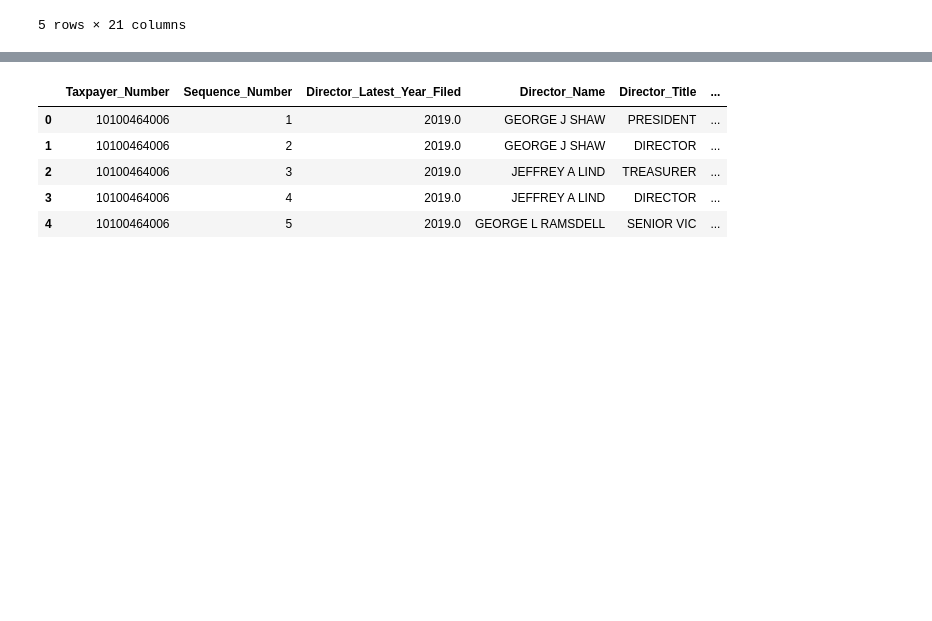
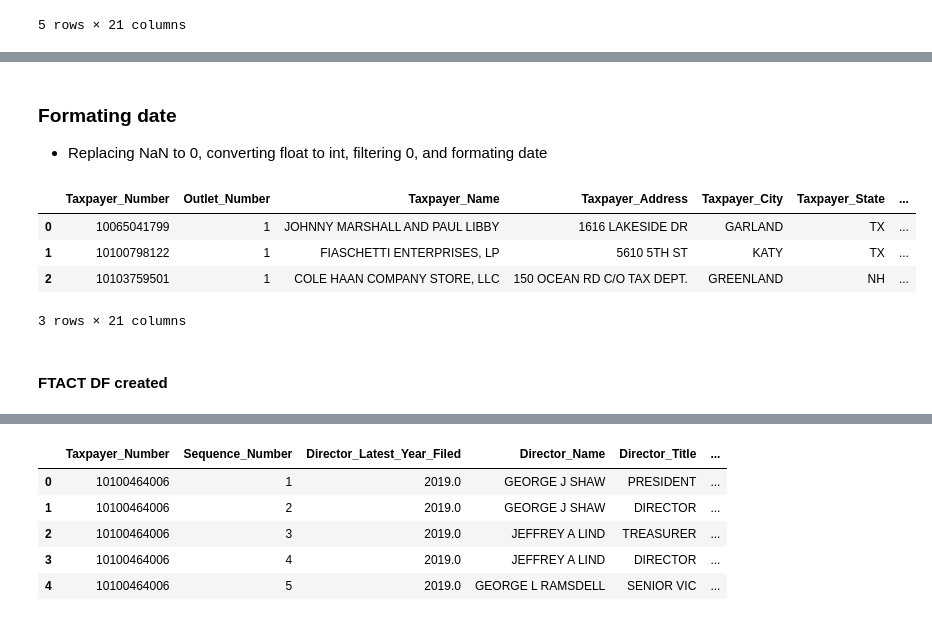
Before and after one commit to jmitterh/Project_3_Potential_Marketing, a Jupyter notebook: CRE_Marketing_Data/HotelTaxPayerData.ipynb, the cells around one changed output, grey strips where cells are left out. Drawn from its saved outputs; the diff is of its cells as text; code cells hidden in the pictures; blank space fills up the shorter version.

```diff
--- a/CRE_Marketing_Data/HotelTaxPayerData.ipynb
+++ b/CRE_Marketing_Data/HotelTaxPayerData.ipynb
@@ -263,3 +397,26 @@ df_stact.head()
+# %% [markdown]
+### Formating date
+* Replacing NaN to 0, converting float to int, filtering 0, and formating date
+# %%
+df_stact['Outlet_Permit_Issue_Date'] = df_stact['Outlet_Permit_Issue_Date'].fillna(0)
+df_stact['Outlet_First_Sales_Date'] = df_stact['Outlet_First_Sales_Date'].fillna(0)
+df_stact['Taxpayer_Zip_Code'] = df_stact['Taxpayer_Zip_Code'].fillna(0)
+
+df_stact['Outlet_Permit_Issue_Date'] = df_stact['Outlet_Permit_Issue_Date'].astype(np.int64)
+df_stact['Taxpayer_Zip_Code'] = df_stact['Taxpayer_Zip_Code'].astype(np.int64)
+
+df_stact = df_stact[df_stact['Outlet_Permit_Issue_Date']!=0]
+df_stact = df_stact[df_stact['Outlet_First_Sales_Date']!=0]
+
+df_stact.head(3)
+# %% [output]
+|  | Taxpayer_Number | Outlet_Number | Taxpayer_Name | Taxpayer_Address | Taxpayer_City | Taxpayer_State | ... |
+| 0 | 10065041799 | 1 | JOHNNY MARSHALL AND PAUL LIBBY | 1616 LAKESIDE DR | GARLAND | TX | ... |
+| 1 | 10100798122 | 1 | FIASCHETTI ENTERPRISES, LP | 5610 5TH ST | KATY | TX | ... |
+| 2 | 10103759501 | 1 | COLE HAAN COMPANY STORE, LLC | 150 OCEAN RD C/O TAX DEPT. | GREENLAND | NH | ... |
+3 rows × 21 columns
+# %% [markdown]
+#### FTACT DF created
 # %%
 df_ftact.head()
 # %% [output]
```
Also changed, not shown: parts of 19 cells of this notebook.
